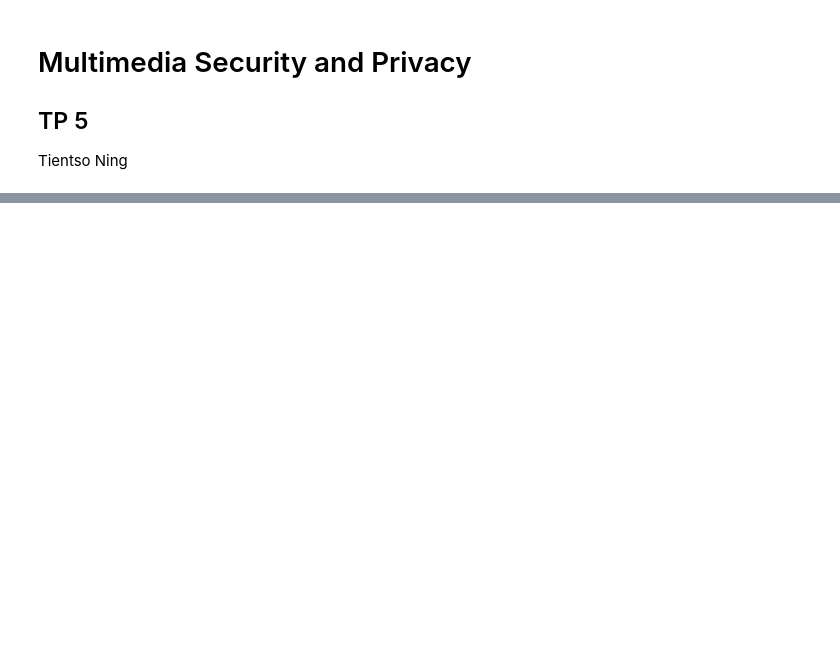
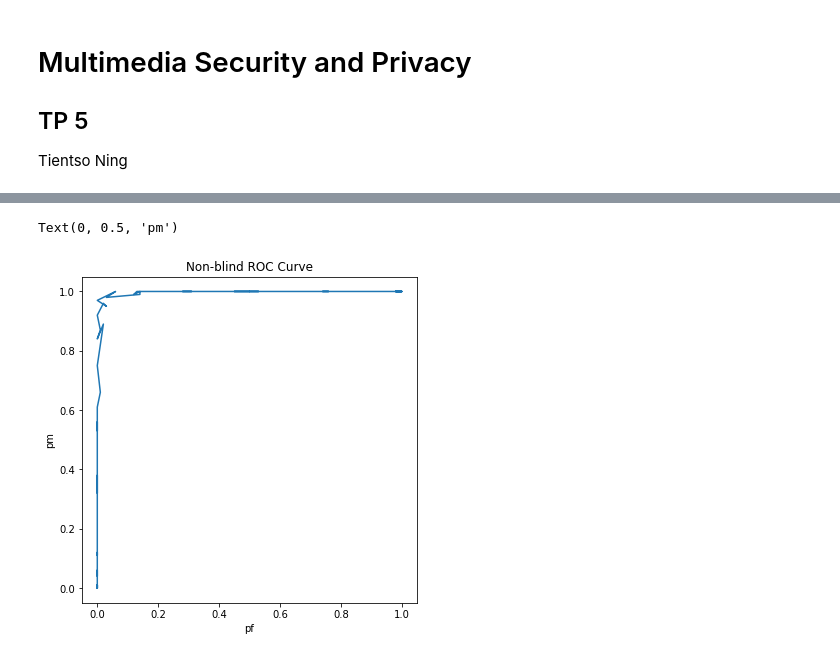
Before and after one commit to kensekense/unige-spring-2020, a Jupyter notebook: privacy/tp5/tp5_privacy_kense.ipynb, the cells around one changed output, grey strips where cells are left out. Saved outputs shown, nothing was run; the diff lists cells and outputs as text; code cells hidden in the pictures; blank space fills up the shorter version.

```diff
--- a/privacy/tp5/tp5_privacy_kense.ipynb
+++ b/privacy/tp5/tp5_privacy_kense.ipynb
@@ -77,0 +120,10 @@ Probability of detection is:  1
+# %%
+#calculate the ROC curve
+plt.figure(figsize=(6,6))
+plt.plot(pf_wm_nb,pd_wm_nb)
+plt.title("Non-blind ROC Curve")
+plt.xlabel("pf")
+plt.ylabel("pm")
+# %% [output]
+Text(0, 0.5, 'pm')
+[figure, added]
```
Also changed, not shown: parts of 16 cells of this notebook, 1 other file.
